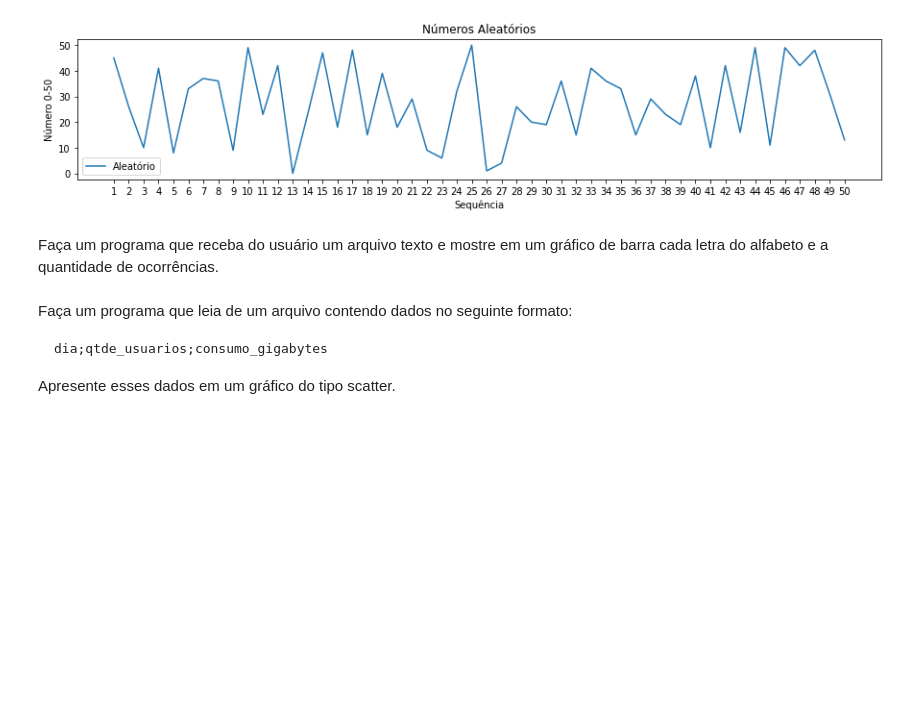
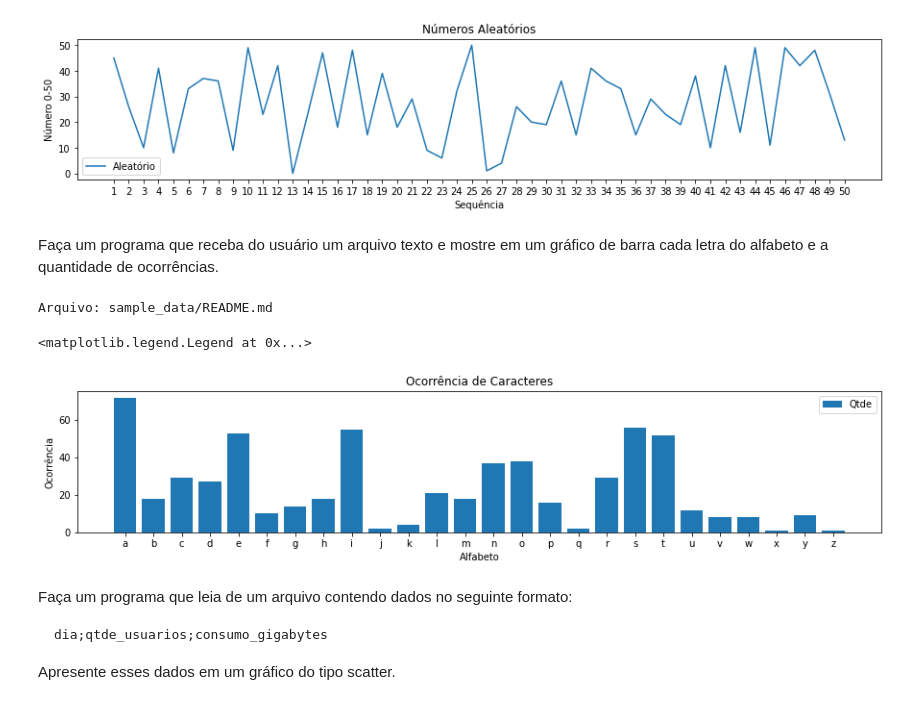
Before and after one commit to jppreti/LP20221, a Jupyter notebook: Exemplos.ipynb, the cells around one changed output. Saved outputs shown, nothing was run; the diff lists cells and outputs as text; code cells hidden in the pictures; blank space fills up the shorter version.

```diff
--- a/Exemplos.ipynb
+++ b/Exemplos.ipynb
@@ -1287,21 +1287,32 @@ ax.legend()
 Faça um programa que receba do usuário um arquivo texto e mostre em um gráfico de barra cada letra do alfabeto e a quantidade de ocorrências.
 # %%
 import string
+import matplotlib as mpl
+import matplotlib.pyplot as plt
 
 arquivo_nome = input("Arquivo: ")
 alfabeto = list(string.ascii_lowercase)
 qtdes = []
 
 for contador in range(len(alfabeto)):
   qtdes.append(0)
 
 with open(arquivo_nome, 'r') as arquivo:
   for linha in arquivo:
     for letra in alfabeto:
       qtdes[alfabeto.index(letra)]+=linha.count(letra)
 
-print(alfabeto)
-print(qtdes)
+fig, ax = plt.subplots(figsize=(15, 2.7))  # Cria uma figura e os eixos x e y.
+ax.set_title('Ocorrência de Caracteres')
+ax.set_xlabel('Alfabeto')
+ax.set_ylabel('Ocorrência')
+
+ax.bar(alfabeto, qtdes, label='Qtde');  # Insere os dados.
+ax.legend()
+# %% [output]
+Arquivo: sample_data/README.md
+<matplotlib.legend.Legend at 0x...>
+[figure, added]
 # %% [markdown]
 Faça um programa que leia de um arquivo contendo dados no seguinte formato:
 
```
